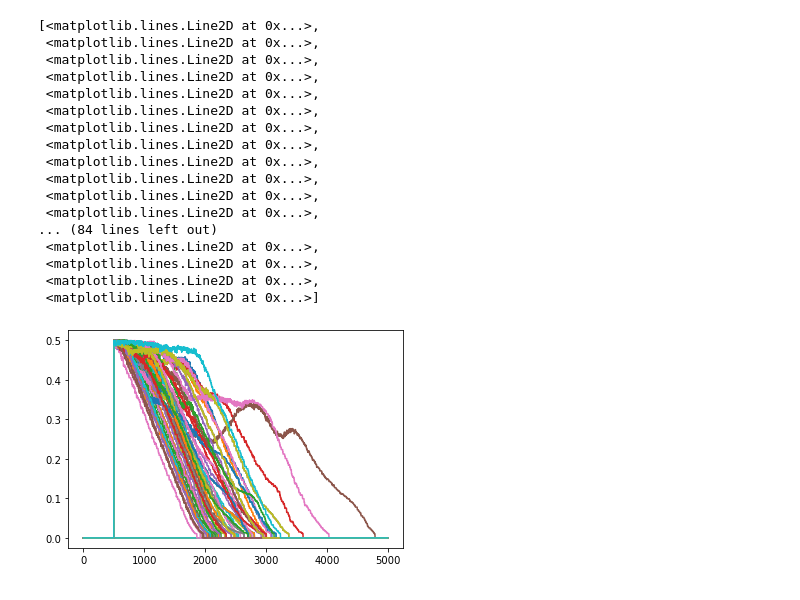
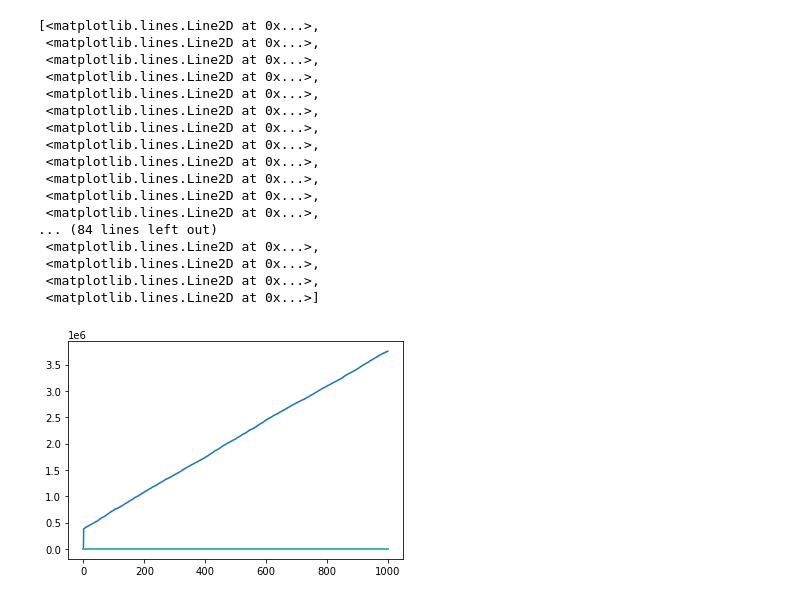
Before and after one commit to nkrishnan94/phage-abm, a Jupyter notebook: Heterozygosity decay.ipynb, the cells around one changed output. Cells and saved outputs as stored; diff of their text form; code cells hidden in the pictures.

```diff
--- a/Heterozygosity decay.ipynb
+++ b/Heterozygosity decay.ipynb
@@ -3,8 +3,8 @@ import numpy as np
 import glob
 import os
 # %%
-hetf = glob.glob('/Users/nikhilkrishnan/Dropbox/Research/PhD/phage_ibm/het_data/hetero*')
-velf = glob.glob('/Users/nikhilkrishnan/Dropbox/Research/PhD/phage_ibm/het_data/velocity*')
+hetf = glob.glob('/Users/nikhilkrishnan/Dropbox/Research/PhD/phage_ibm/het_data/second parameters/hetero*')
+velf = glob.glob('/Users/nikhilkrishnan/Dropbox/Research/PhD/phage_ibm/het_data/second parameters/velocity*')
 # %%
-taus = np.array([50,200000])
-arrbetas = np.array([30])
+taus = np.array([2000,20000,200000,600000])
+betas = np.array([50])
@@ -19,12 +11,14 @@ hetf[0].split('ID')[1].split('_')[0]
 # %%
-harr=np.zeros((2,1,100,5000))
+harr=np.zeros((len(taus),len(betas),100,25000))
 
 for hf in hetf:
     tau = int(hf.split('tau')[1].split('_')[0])
+    beta = int(hf.split('B')[1].split('+')[0])
     tau_ind =np.argwhere(tau==taus)[0][0]
+    beta_ind = np.argwhere(beta==betas)[0][0]
     ID = int(hf.split('ID')[1].split('_')[0])-1
     arr = np.loadtxt(hf)
 
 
-    harr[tau_ind,0, ID,:len(arr[:,1])] = arr[:,1]
+    harr[tau_ind,beta_ind, ID,:len(arr[:,1])] = arr[:,1]
     #plt.plot(np.loadtxt(hf)[:,1])
@@ -31 +91,15 @@ for hf in hetf:
+# %%
+varr=np.zeros((len(taus),len(betas),100,25000))
+
+for vf in velf:
+    tau = int(vf.split('tau')[1].split('_')[0])
+    beta = int(vf.split('B')[1].split('+')[0])
+    tau_ind =np.argwhere(tau==taus)[0][0]
+    beta_ind = np.argwhere(beta==betas)[0][0]
+    ID = int(vf.split('ID')[1].split('_')[0])-1
+    arr = np.loadtxt(vf)
+
+
+    varr[tau_ind,beta_ind, ID,:len(arr[:,1])] = arr[:,1]
+    #plt.plot(np.loadtxt(hf)[:,1])
 # %%
@@ -36,21 +136,21 @@ plt.plot(np.mean(harr[0,0,:,0:1000],axis=0))
 # %%
-plt.plot(harr[1,0,:,:5000].T)
+plt.plot(varr[0,1,:,:1000].T)
 # %% [output]
 [<matplotlib.lines.Line2D at 0x...>,
  <matplotlib.lines.Line2D at 0x...>,
  <matplotlib.lines.Line2D at 0x...>,
  <matplotlib.lines.Line2D at 0x...>,
  <matplotlib.lines.Line2D at 0x...>,
  <matplotlib.lines.Line2D at 0x...>,
  <matplotlib.lines.Line2D at 0x...>,
  <matplotlib.lines.Line2D at 0x...>,
  <matplotlib.lines.Line2D at 0x...>,
  <matplotlib.lines.Line2D at 0x...>,
  <matplotlib.lines.Line2D at 0x...>,
  <matplotlib.lines.Line2D at 0x...>,
 ... (84 lines left out)
  <matplotlib.lines.Line2D at 0x...>,
  <matplotlib.lines.Line2D at 0x...>,
  <matplotlib.lines.Line2D at 0x...>,
  <matplotlib.lines.Line2D at 0x...>]
-[figure, old version]
+[figure, new version]
```
Also changed, not shown: parts of 15 cells of this notebook, 38 other files.
